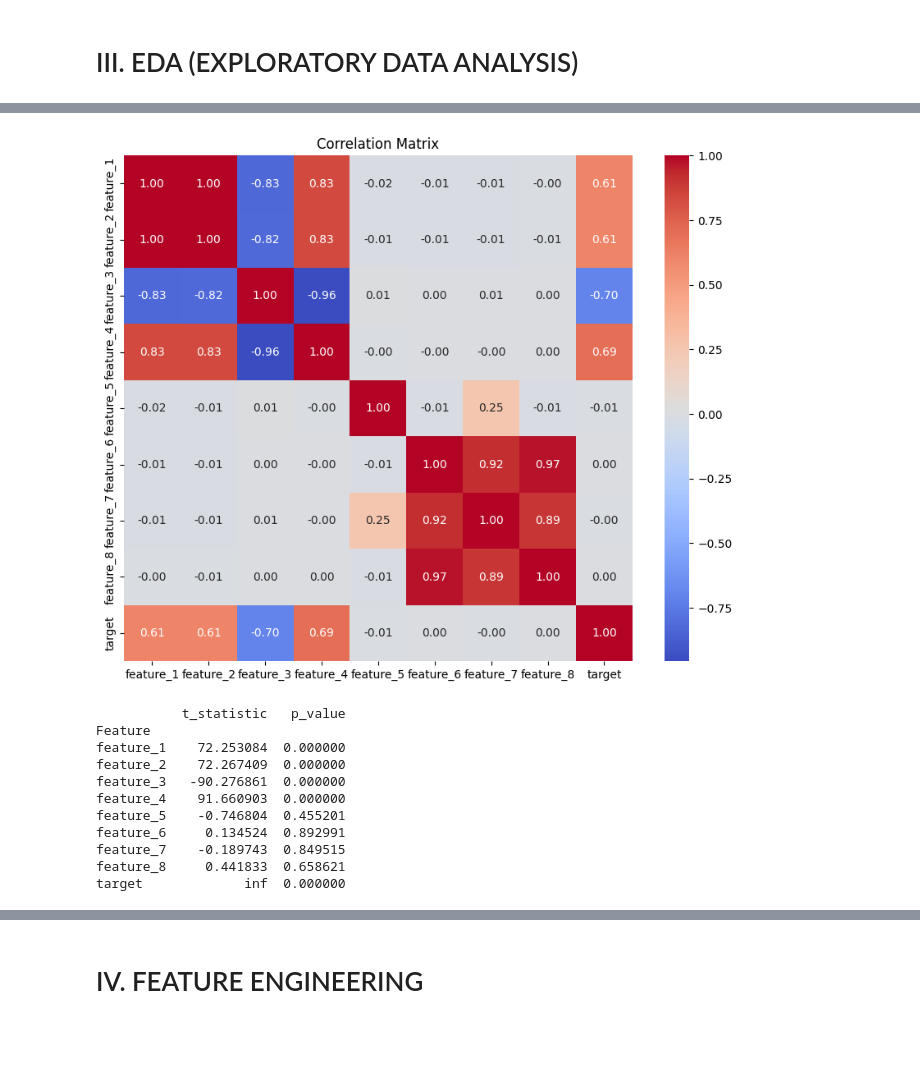
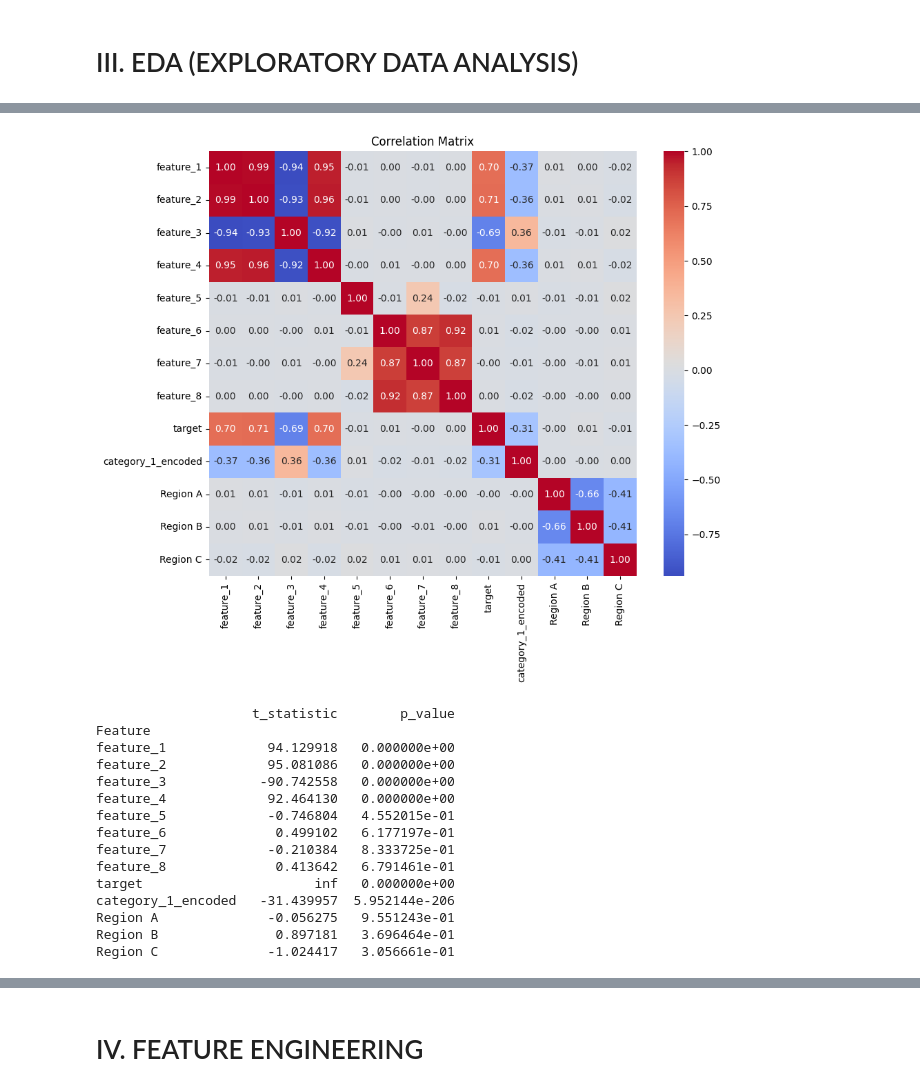
Before and after one commit to Montasir00/Ml_final_project, a Jupyter notebook: Final_Project.ipynb, the cells around one changed output, grey strips where cells are left out. Saved outputs shown, nothing was run; the diff lists cells and outputs as text; code cells hidden in the pictures; blank space fills up the shorter version.

```diff
--- a/Final_Project.ipynb
+++ b/Final_Project.ipynb
@@ -340,19 +314,15 @@ Number of unique options: 3
 # %%
-# Making a copy of the dataset to avoid changing the original data
+#Encoding categorical variables
+from sklearn.preprocessing import LabelEncoder
 df_2 = df_1.copy()
 
 label_encoder = LabelEncoder()
-df_2['cat_1_encoded'] = label_encoder.fit_transform(df_2['category_1'])
-# One-Hot Encoding for category_2 (nominal)
+df_2['category_1_encoded'] = label_encoder.fit_transform(df_2['category_1'])
 df_one_hot = pd.get_dummies(df_2['category_2'])
-
-# Combine the original dataframe with the one-hot encoded dataframe
+df_one_hot = df_one_hot.astype(int)
 df_2 = pd.concat([df_2, df_one_hot], axis=1)
 
-# Drop the original category_2 column if no longer needed
-df_2.drop(columns=['category_1', 'category_2'], inplace=True)
-
-# Display the final dataframe
+df_2.drop(columns=['category_1','category_2'], inplace=True)
 df_2.head()
 # %% [output]
 |  | feature_1 | feature_2 | feature_3 | feature_4 | feature_5 | feature_6 | feature_7 | feature_8 | target | ... |
@@ -361,15 +331,3 @@ df_2.head()
 | 2 | 0.647689 | 1.395115 | -0.764126 | 1.708266 | -0.250029 | 1.956259 | 1.190238 | 1.503559 | 1 | ... |
 | 3 | 1.523030 | 2.657560 | -2.461653 | 2.649051 | 0.882201 | 3.445638 | 2.120913 | 3.409035 | 1 | ... |
 | 4 | -0.234153 | -0.499391 | 0.576097 | -0.441656 | 0.610601 | 0.211425 | 0.935759 | -0.401463 | 0 | ... |
-# %%
-print(f'Before changing column names:\n {df_2.columns}')
-
-# Renaming columns
-df_2.rename(columns={
-    'Region A': 'region_A',
-    'Region B': 'region_B',
-    'Region C': 'region_C'
-}, inplace=True)
-
-# Verify column names
-print(f'After changing column names:\n {df_2.columns}')
@@ -414,0 +401,3 @@ plt.show()
+# %%
+corr_matrix = df_2.corr()
+corr_matrix
@@ -415,32 +419,36 @@ plt.show()
 # %%
-# plot heatmap that visualize the correlation matrix
-correlation_matrix = numerical_features.corr()
+# plot heatmap that visualizes the correlation matrix
 plt.figure(figsize=(10, 8))
-sns.heatmap(correlation_matrix, annot=True, cmap='coolwarm', fmt=".2f")
+sns.heatmap(corr_matrix, annot=True, cmap='coolwarm', fmt=".2f")
 plt.title("Correlation Matrix")
 plt.show()
 # %% [output]
-[figure, old version]
+[figure, new version]
 # %%
 # perform t-tests
+from scipy import stats
 results = {}
-for feature in numerical_features[:-1]:
-    group1 = df[df['target'] == 1][feature].dropna()
-    group0 = df[df['target'] == 0][feature].dropna()
+for feature in numerical_feas[:-1]:
+    group1 = df_2[df_2['target'] == 1][feature].dropna()
+    group0 = df_2[df_2['target'] == 0][feature].dropna()
     t_stat, p_value = stats.ttest_ind(group1, group0)
     results[feature] = {'t_statistic': t_stat, 'p_value': p_value}
-results_df = pd.DataFrame(results).T
-results_df.index.name = 'Feature'
-print(results_df)
+results_df_2 = pd.DataFrame(results).T
+results_df_2.index.name = 'Feature'
+print(results_df_2)
 # %% [output]
-           t_statistic   p_value
+                    t_statistic        p_value
 Feature
-feature_1    72.253084  0.000000
-feature_2    72.267409  0.000000
-feature_3   -90.276861  0.000000
-feature_4    91.660903  0.000000
-feature_5    -0.746804  0.455201
-feature_6     0.134524  0.892991
-feature_7    -0.189743  0.849515
-feature_8     0.441833  0.658621
-target             inf  0.000000
+feature_1             94.129918   0.000000e+00
+feature_2             95.081086   0.000000e+00
+feature_3            -90.742558   0.000000e+00
+feature_4             92.464130   0.000000e+00
+feature_5             -0.746804   4.552015e-01
+feature_6              0.499102   6.177197e-01
+feature_7             -0.210384   8.333725e-01
+feature_8              0.413642   6.791461e-01
+target                      inf   0.000000e+00
+category_1_encoded   -31.439957  5.952144e-206
+Region A              -0.056275   9.551243e-01
+Region B               0.897181   3.696464e-01
+Region C              -1.024417   3.056661e-01
```
Also changed, not shown: parts of 69 cells of this notebook.
